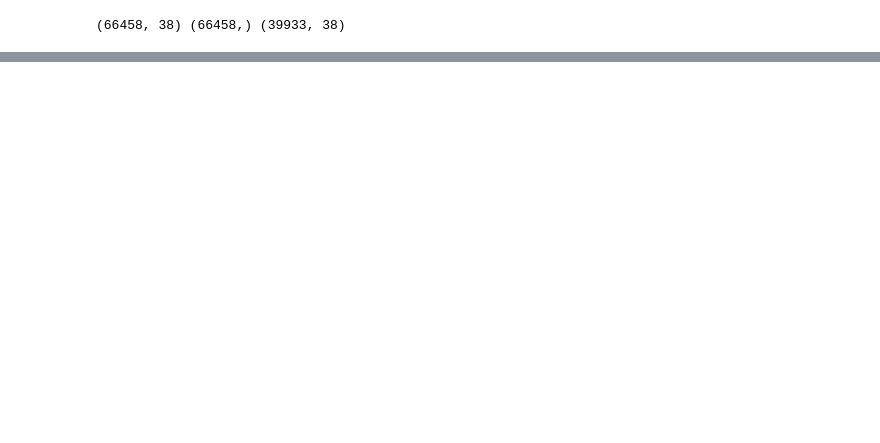
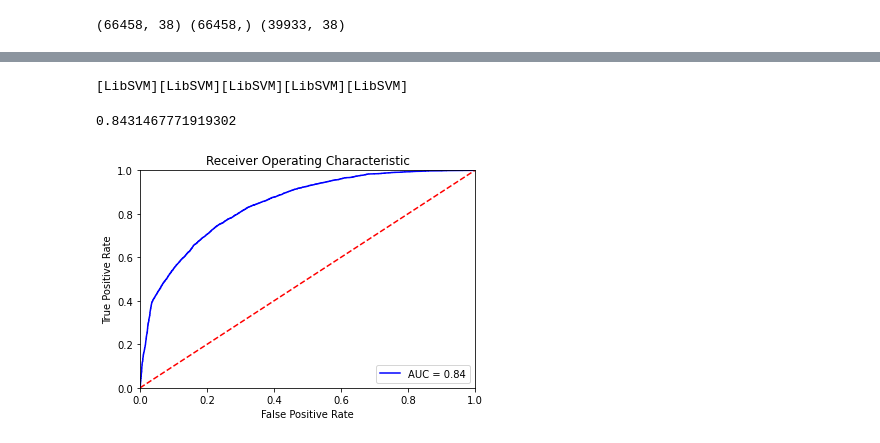
Before and after one commit to AbhayMudgal/PD_prediction, a Jupyter notebook: Default_Prediction.ipynb, the cells around one changed output, grey strips where cells are left out. Saved outputs shown, nothing was run; the diff lists cells and outputs as text; code cells hidden in the pictures; blank space fills up the shorter version.

```diff
--- a/Default_Prediction.ipynb
+++ b/Default_Prediction.ipynb
@@ -652,0 +763,24 @@ print(x_train.shape, y_train.shape, X_sub.shape)
+# %%
+# Support Vector Machine
+svc = SVC(random_state=1, class_weight='balanced',probability=True, verbose=True)
+parameters = {'C':[0.1, 1, 10]}
+clf_svc = GridSearchCV(svc, parameters, cv = 5).fit(x_train, y_train)
+y_pred_svc = clf_svc.predict_proba(x_test)[:, 1]
+print("Accuracy: ", accuracy(y_test, y_pred_svc))
+auc_roc_plot(y_test, y_pred_svc)
+# %% [output]
+[LibSVM][LibSVM][LibSVM][LibSVM][LibSVM]
+# %%
+# Decision Tree Classifier
+
+tree = tree.DecisionTreeClassifier(random_state = 1, max_depth = 20).fit(x_train, y_train)
+tree.score(x_test, y_test)
+important_features = pd.DataFrame(data = tree.feature_importances_, index = x_train.columns, columns = ["value"])
+print(important_features.sort_values(by = 'value', ascending = False))
+
+y_pred_tree = tree.predict_proba(x_test)[:, 1]
+print("Accuracy: ", accuracy(y_test, y_pred_tree))
+auc_roc_plot(y_test, y_pred_tree)
+# %% [output]
+0.8431467771919302
+[figure, added]
```
Also changed, not shown: parts of 12 cells of this notebook.
